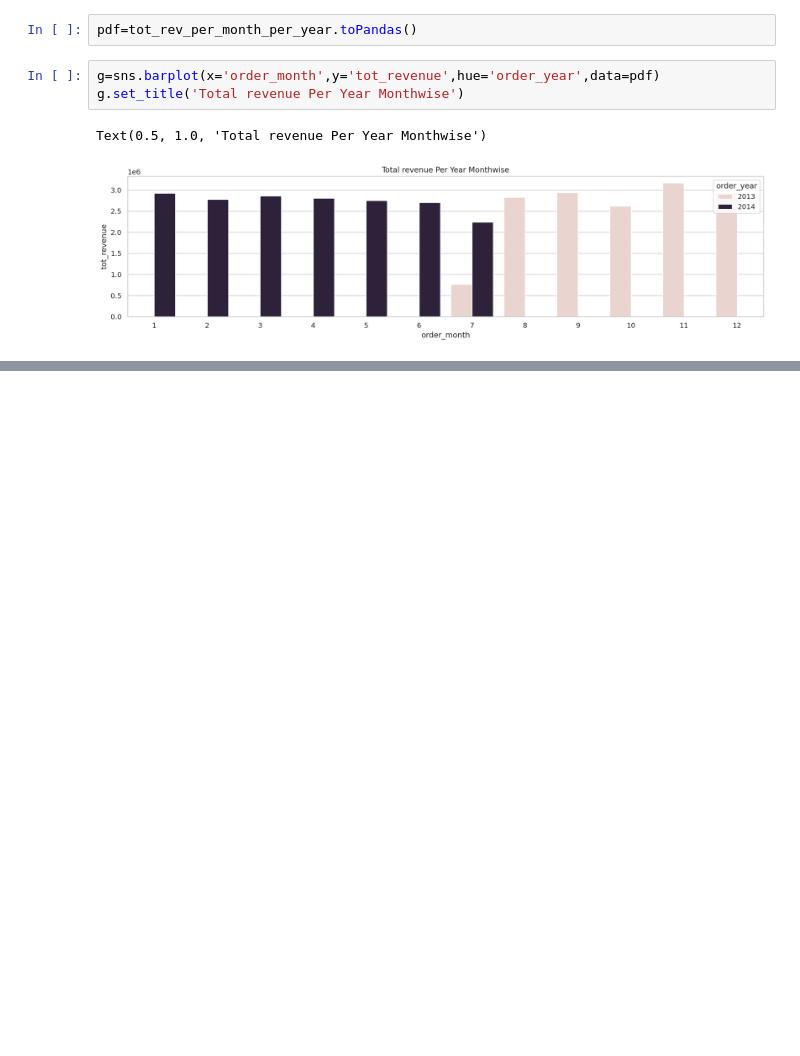
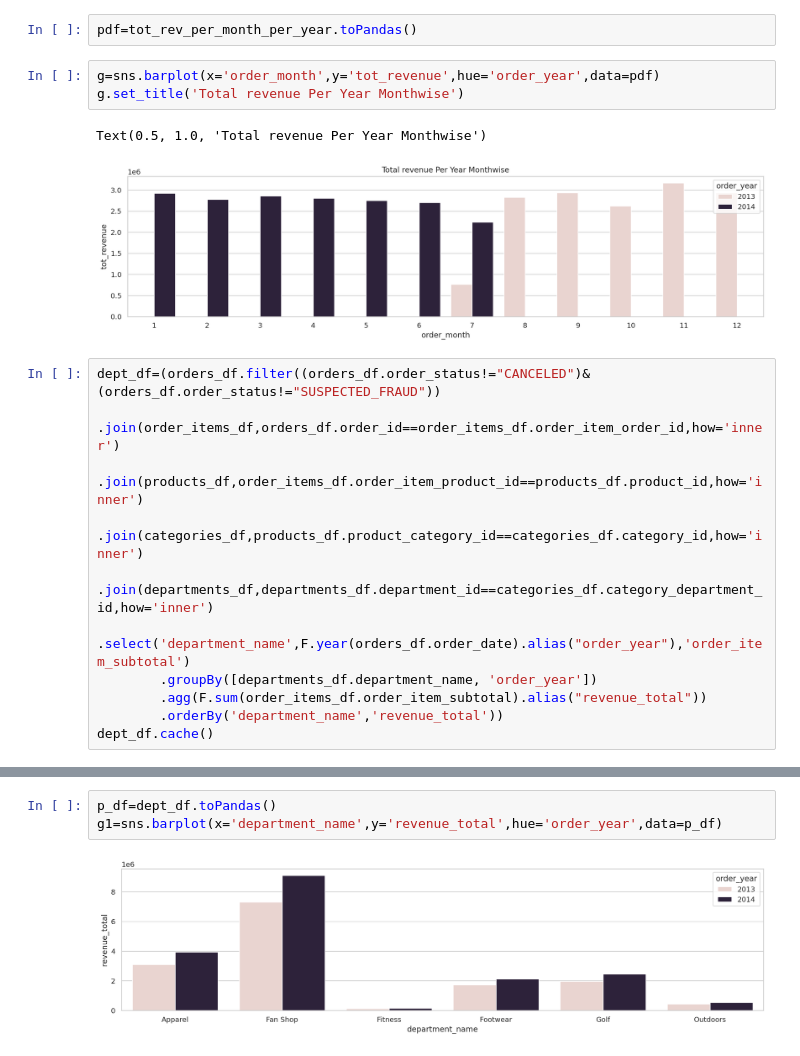
Before and after one commit to dedsec636/pyspark, a Jupyter notebook: py_spark.ipynb, the cells around one changed output, grey strips where cells are left out. Drawn from its saved outputs; the diff is of its cells as text; blank space fills up the shorter version.

```diff
--- a/py_spark.ipynb
+++ b/py_spark.ipynb
@@ -248,3 +248,14 @@ g.set_title('Total revenue Per Year Monthwise')
 # %% [output]
 Text(0.5, 1.0, 'Total revenue Per Year Monthwise')
 [figure]
+# %%
+dept_df=(orders_df.filter((orders_df.order_status!="CANCELED")&(orders_df.order_status!="SUSPECTED_FRAUD"))
+        .join(order_items_df,orders_df.order_id==order_items_df.order_item_order_id,how='inner')
+        .join(products_df,order_items_df.order_item_product_id==products_df.product_id,how='inner')
+        .join(categories_df,products_df.product_category_id==categories_df.category_id,how='inner')
+        .join(departments_df,departments_df.department_id==categories_df.category_department_id,how='inner')
+        .select('department_name',F.year(orders_df.order_date).alias("order_year"),'order_item_subtotal')
+        .groupBy([departments_df.department_name, 'order_year'])
+        .agg(F.sum(order_items_df.order_item_subtotal).alias("revenue_total"))
+        .orderBy('department_name','revenue_total'))
+dept_df.cache()
@@ -250,0 +282,5 @@ Text(0.5, 1.0, 'Total revenue Per Year Monthwise')
+# %%
+p_df=dept_df.toPandas()
+g1=sns.barplot(x='department_name',y='revenue_total',hue='order_year',data=p_df)
+# %% [output]
+[figure, added]
```
Also changed, not shown: parts of 9 cells of this notebook, 1 other file.
